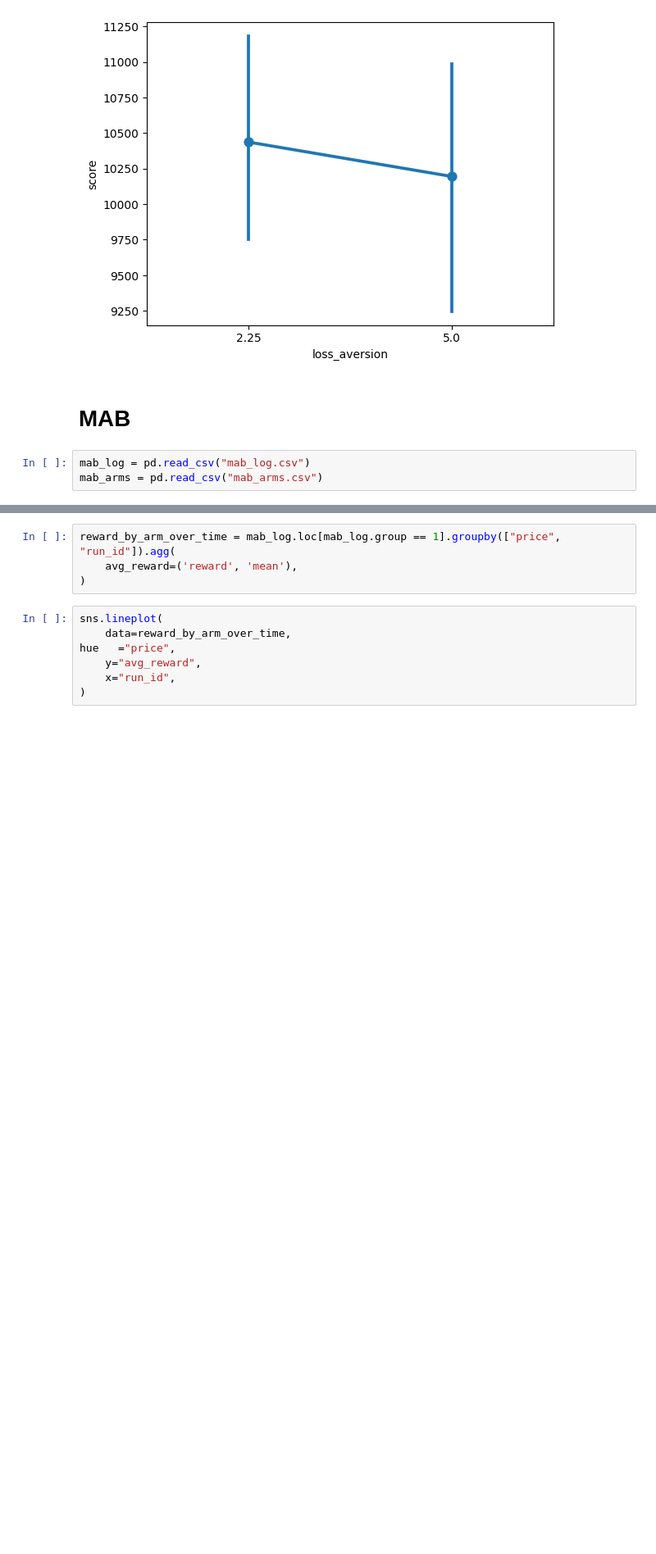
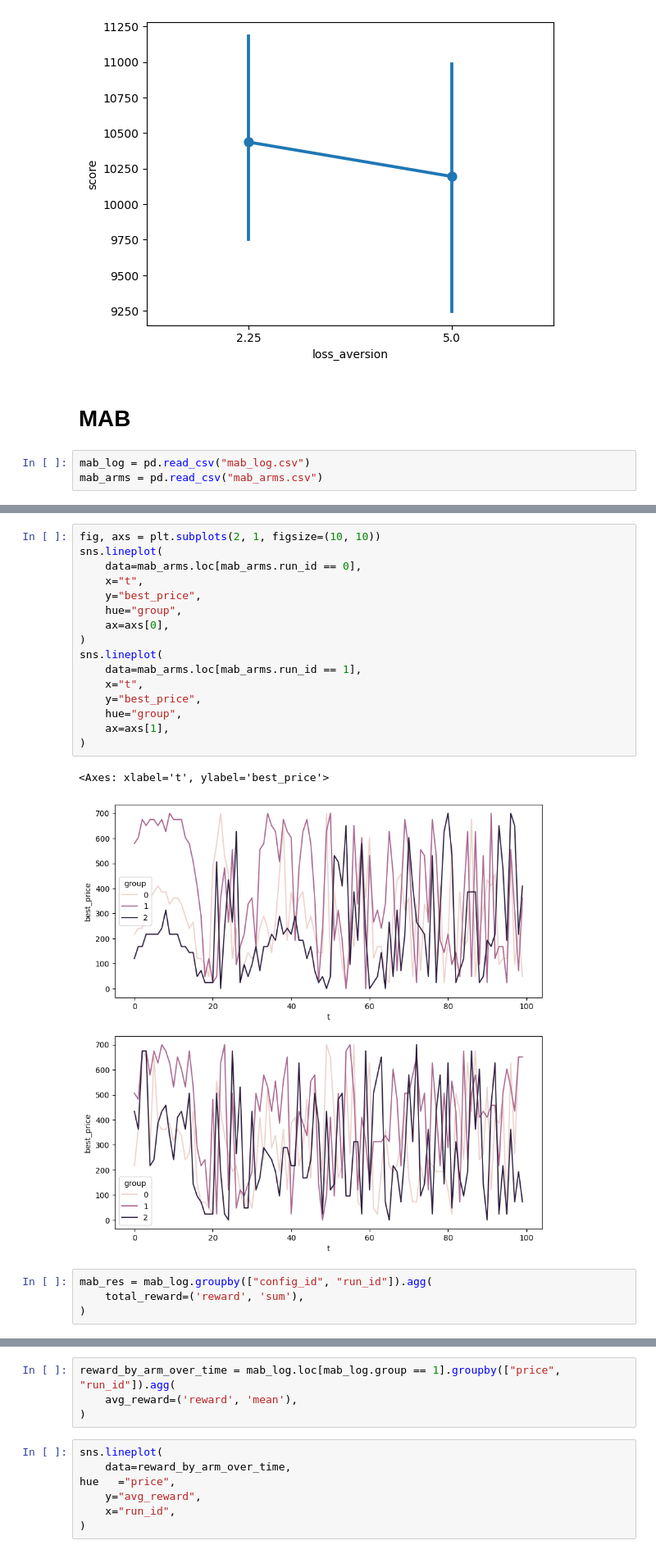
Before and after one commit to LaurinBrechter/personalized-pricing, a Jupyter notebook: results/results_analysis.ipynb, the cells around one changed output, grey strips where cells are left out. Shown at 82% size. Drawn from its saved outputs; the diff is of its cells as text; blank space fills up the shorter version.

```diff
--- a/results/results_analysis.ipynb
+++ b/results/results_analysis.ipynb
@@ -318,0 +319,23 @@ mab_log.groupby("run_id").agg(
+# %%
+fig, axs = plt.subplots(2, 1, figsize=(10, 10))
+sns.lineplot(
+    data=mab_arms.loc[mab_arms.run_id == 0],
+    x="t",
+    y="best_price",
+    hue="group",
+    ax=axs[0],
+)
+sns.lineplot(
+    data=mab_arms.loc[mab_arms.run_id == 1],
+    x="t",
+    y="best_price",
+    hue="group",
+    ax=axs[1],
+)
+# %% [output]
+<Axes: xlabel='t', ylabel='best_price'>
+[figure, added]
+# %%
+mab_res = mab_log.groupby(["config_id", "run_id"]).agg(
+    total_reward=('reward', 'sum'),
+)
```
Also changed, not shown: parts of 8 cells of this notebook, 10 other files.
